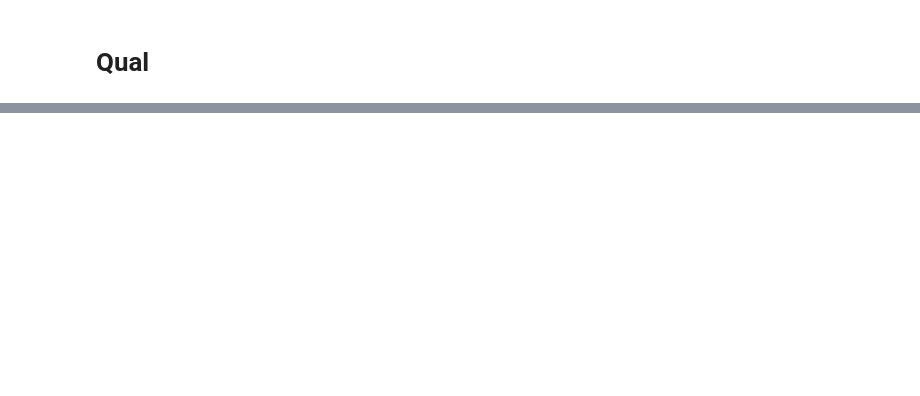
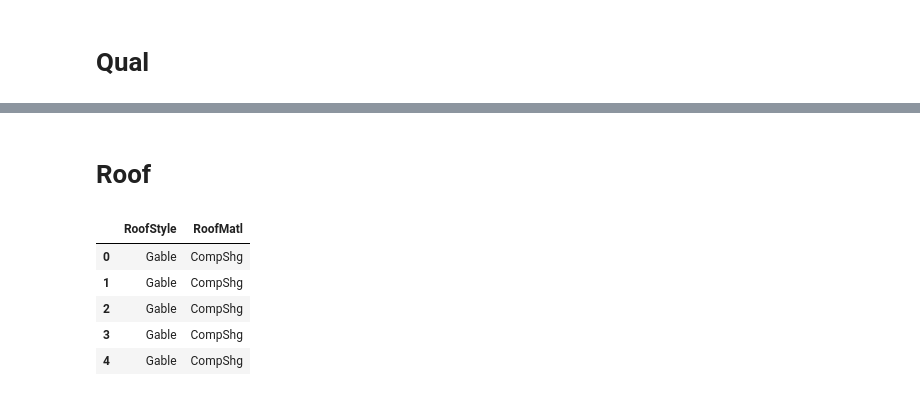
Before and after one commit to neo-empresarial/house_pricing_challenge, a Jupyter notebook: notebooks/pyc-feature-eng.ipynb, the cells around one changed output, grey strips where cells are left out. Saved outputs shown, nothing was run; the diff lists cells and outputs as text; code cells hidden in the pictures; blank space fills up the shorter version.

```diff
--- a/notebooks/pyc-feature-eng.ipynb
+++ b/notebooks/pyc-feature-eng.ipynb
@@ -227,0 +161,6 @@ train[['BsmtFullBath', 'BsmtHalfBath', 'FullBath', 'HalfBath']].head()
+# %%
+train['BsmtExposure'].fillna('No', inplace=True)
+fig = px.scatter(train[train['HasBsmt']==1], x="SalePrice", y="TotalBsmtSF", trendline='ols',
+                 color='BsmtExposure')
+
+fig.show()
@@ -227,0 +173,4 @@ train[['BsmtFullBath', 'BsmtHalfBath', 'FullBath', 'HalfBath']].head()
+# %%
+# Bsmt
+train.drop(columns=['BsmtExposure', 'BsmtFinType1', 'BsmtFinSF1',
+                    'BsmtFinType2', 'BsmtFinSF2', 'BsmtUnfSF'], inplace=True)
@@ -227,0 +184,11 @@ train[['BsmtFullBath', 'BsmtHalfBath', 'FullBath', 'HalfBath']].head()
+# %% [markdown]
+# Roof
+# %%
+train[['RoofStyle', 'RoofMatl']].head()
+# %% [output]
+|  | RoofStyle | RoofMatl |
+| 0 | Gable | CompShg |
+| 1 | Gable | CompShg |
+| 2 | Gable | CompShg |
+| 3 | Gable | CompShg |
+| 4 | Gable | CompShg |
```
Also changed, not shown: parts of 74 cells of this notebook, 1 other file.
